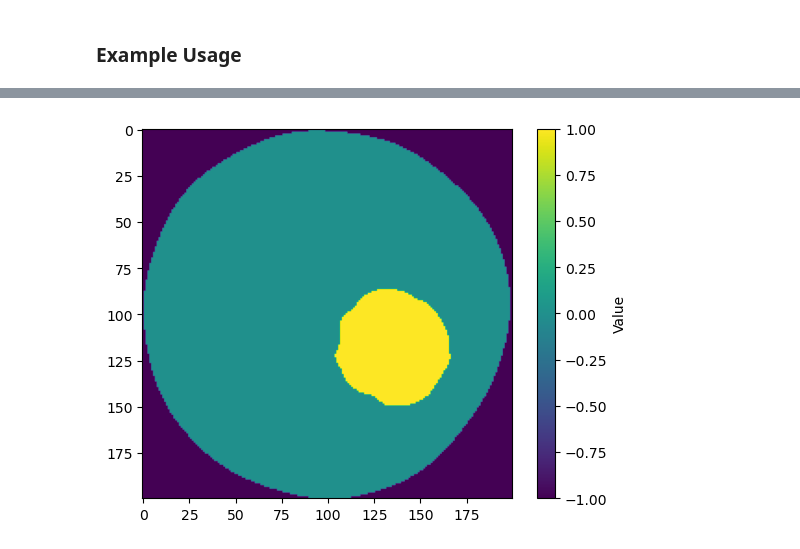
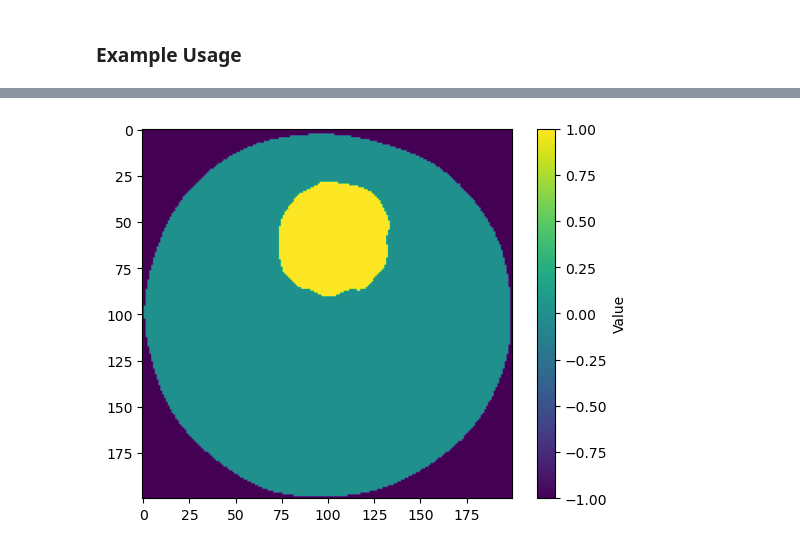
Before and after one commit to nathandangg/FYP, a Jupyter notebook: treegen.ipynb, the cells around one changed output, grey strips where cells are left out. Drawn from its saved outputs; the diff is of its cells as text; code cells hidden in the pictures.

```diff
--- a/treegen.ipynb
+++ b/treegen.ipynb
@@ -448,17 +487,18 @@ plt.show()
 # %%
-with h5py.File(filename, 'r') as f:
+import matplotlib.pyplot as plt
+with h5py.File('h5/defect0_50_200.h5', 'r') as f:
     dt = f['data'][()]
 
 # Generate the image
 plt.imshow(dt, cmap='viridis')
 
 # Add a colorbar legend
 cbar = plt.colorbar()
 cbar.set_label('Value')
 
 # Display the image
 plt.show()
 
 f.close()
 # %% [output]
-[figure, old version]
+[figure, new version]
```
Also changed, not shown: parts of 13 cells of this notebook.
